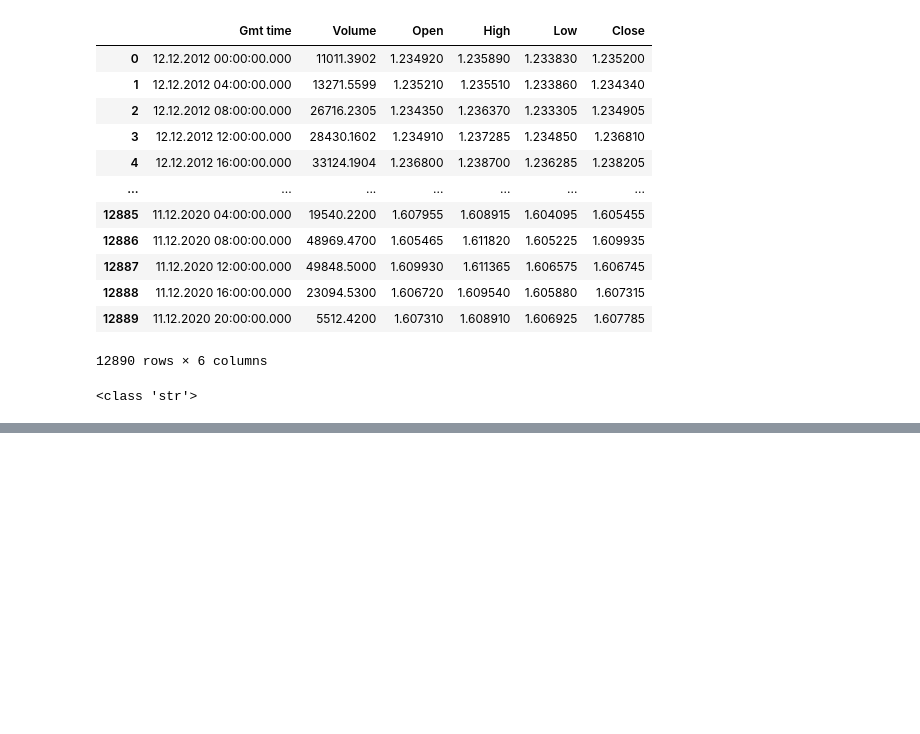
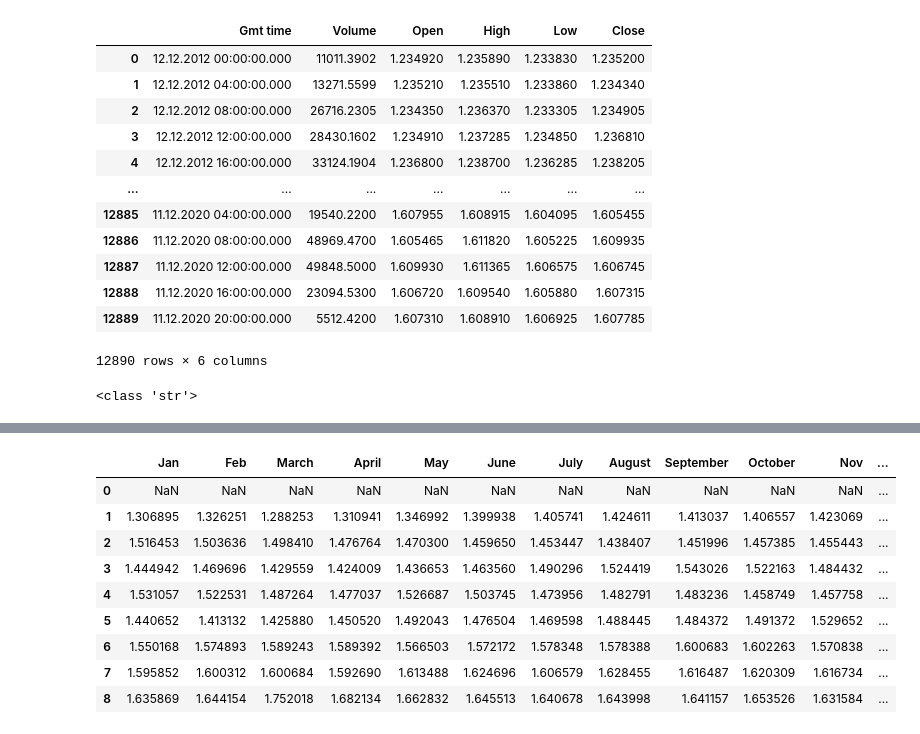
Before and after one commit to grgfatta86/Pythonpractices, a Jupyter notebook: Stock_Project.ipynb, the cells around one changed output, grey strips where cells are left out. Cells and saved outputs as stored; diff of their text form; code cells hidden in the pictures; blank space fills up the shorter version.

```diff
--- a/Stock_Project.ipynb
+++ b/Stock_Project.ipynb
@@ -80,0 +110,13 @@ Enter Second Date for time period format D.M.Y :- 30.12.2012
+# %%
+df_months
+# %% [output]
+|  | Jan | Feb | March | April | May | June | July | August | September | October | Nov | ... |
+| 0 | NaN | NaN | NaN | NaN | NaN | NaN | NaN | NaN | NaN | NaN | NaN | ... |
+| 1 | 1.306895 | 1.326251 | 1.288253 | 1.310941 | 1.346992 | 1.399938 | 1.405741 | 1.424611 | 1.413037 | 1.406557 | 1.423069 | ... |
+| 2 | 1.516453 | 1.503636 | 1.498410 | 1.476764 | 1.470300 | 1.459650 | 1.453447 | 1.438407 | 1.451996 | 1.457385 | 1.455443 | ... |
+| 3 | 1.444942 | 1.469696 | 1.429559 | 1.424009 | 1.436653 | 1.463560 | 1.490296 | 1.524419 | 1.543026 | 1.522163 | 1.484432 | ... |
+| 4 | 1.531057 | 1.522531 | 1.487264 | 1.477037 | 1.526687 | 1.503745 | 1.473956 | 1.482791 | 1.483236 | 1.458749 | 1.457758 | ... |
+| 5 | 1.440652 | 1.413132 | 1.425880 | 1.450520 | 1.492043 | 1.476504 | 1.469598 | 1.488445 | 1.484372 | 1.491372 | 1.529652 | ... |
+| 6 | 1.550168 | 1.574893 | 1.589243 | 1.589392 | 1.566503 | 1.572172 | 1.578348 | 1.578388 | 1.600683 | 1.602263 | 1.570838 | ... |
+| 7 | 1.595852 | 1.600312 | 1.600684 | 1.592690 | 1.613488 | 1.624696 | 1.606579 | 1.628455 | 1.616487 | 1.620309 | 1.616734 | ... |
+| 8 | 1.635869 | 1.644154 | 1.752018 | 1.682134 | 1.662832 | 1.645513 | 1.640678 | 1.643998 | 1.641157 | 1.653526 | 1.631584 | ... |
```
Also changed, not shown: parts of 8 cells of this notebook.
